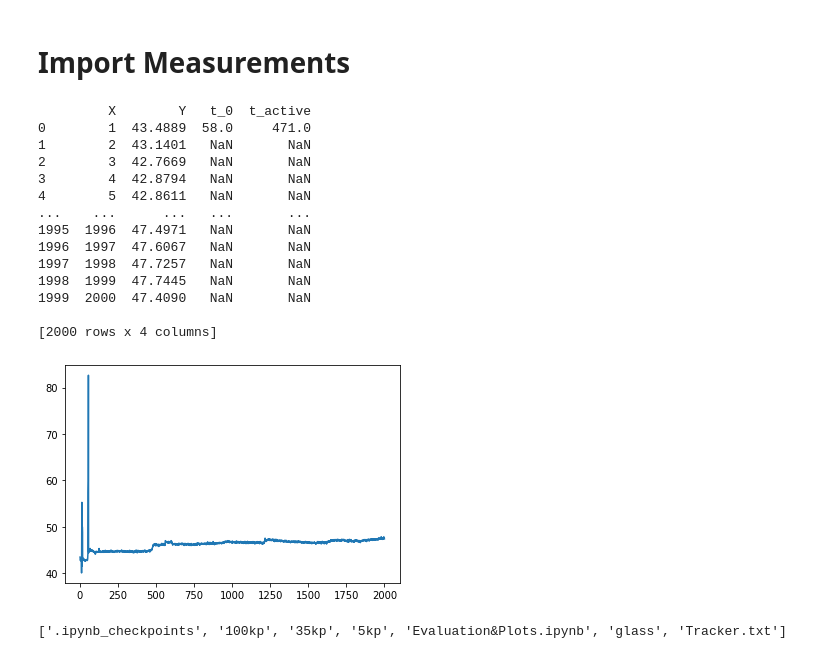
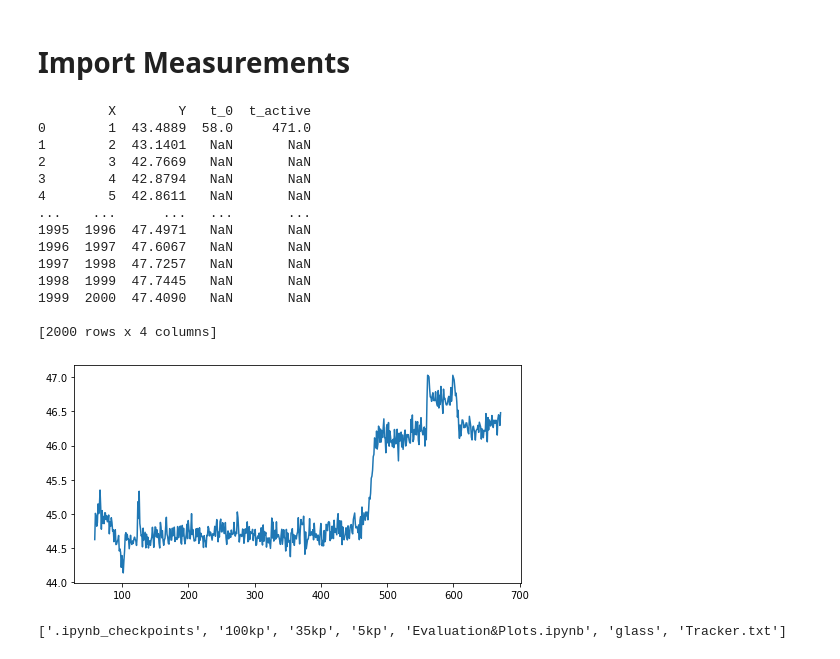
Before and after one commit to Bph-Marcel/BC-View, a Jupyter notebook: Evaluation&Plots.ipynb, the cells around one changed output. Drawn from its saved outputs; the diff is of its cells as text; code cells hidden in the pictures.

```diff
--- a/Evaluation&Plots.ipynb
+++ b/Evaluation&Plots.ipynb
@@ -16,24 +19,27 @@ def read_file(path):
 # %%
 df = read_file('5kp/CD3/Values.csv')
 print(df)
-plt.plot(df['X'], df['Y'])
+t_0 = df['t_0'][0]
+t_active = df['t_active'][0]
+plt.figure(figsize= (8,4))
+plt.plot(df['X'][int(t_0):int(t_active)+200], df['Y'][int(t_0):int(t_active)+200])
 plt.show()
 # %% [output]
          X        Y   t_0  t_active
 0        1  43.4889  58.0     471.0
 1        2  43.1401   NaN       NaN
 2        3  42.7669   NaN       NaN
 3        4  42.8794   NaN       NaN
 4        5  42.8611   NaN       NaN
 ...    ...      ...   ...       ...
 1995  1996  47.4971   NaN       NaN
 1996  1997  47.6067   NaN       NaN
 1997  1998  47.7257   NaN       NaN
 1998  1999  47.7445   NaN       NaN
 1999  2000  47.4090   NaN       NaN
 
 [2000 rows x 4 columns]
-[figure, old version]
+[figure, new version]
 # %%
 print(os.listdir())
 
```
Also changed, not shown: parts of 14 cells of this notebook.
